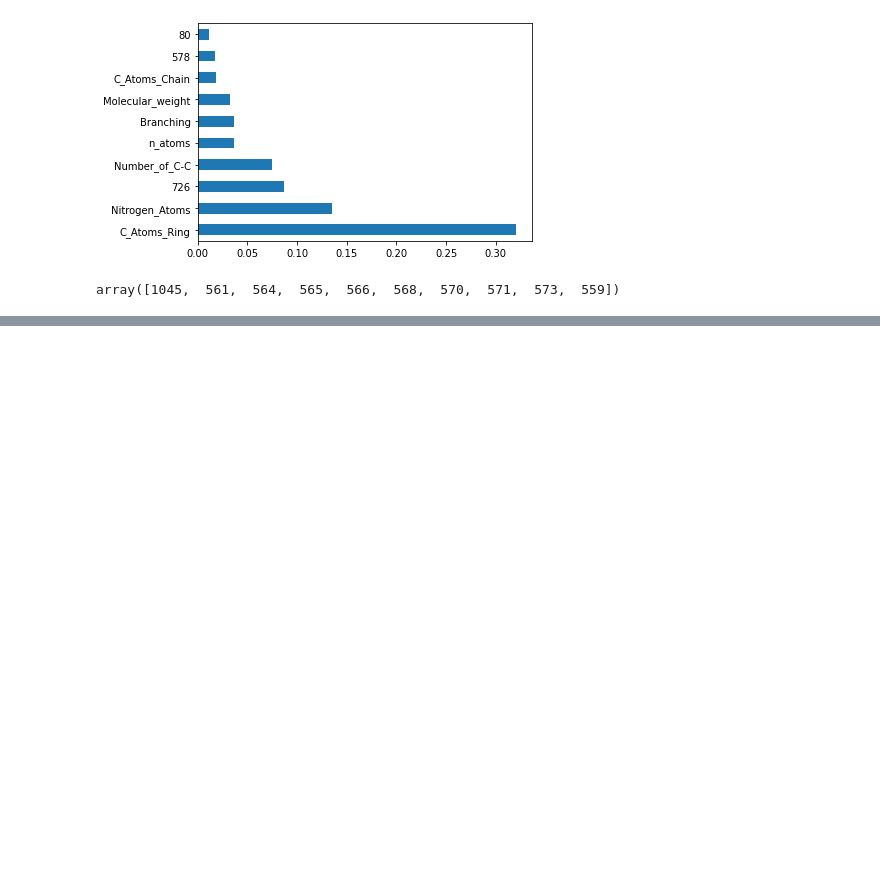
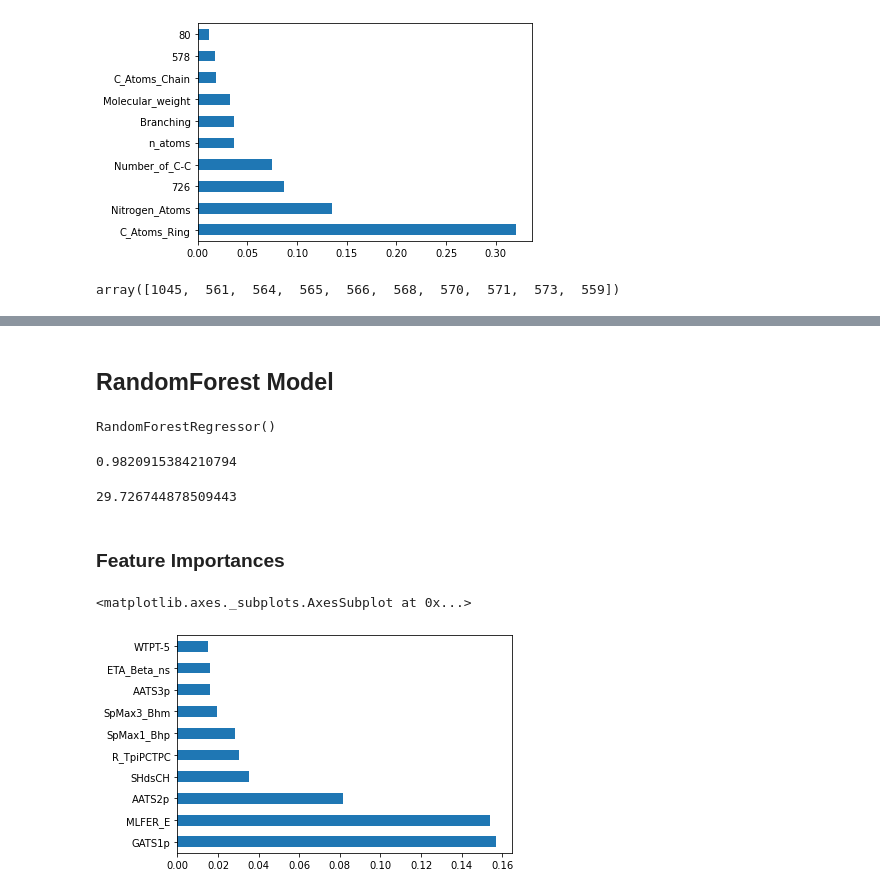
Before and after one commit to sanalps/Polymer_Glass_Transition_Predictor, a Jupyter notebook: glass_transition_a1.ipynb, the cells around one changed output, grey strips where cells are left out. Saved outputs shown, nothing was run; the diff lists cells and outputs as text; code cells hidden in the pictures; blank space fills up the shorter version.

Commit message:
PaDEL descriptors calculated and RF model fitted. Performed slightly lower than combined model

```diff
--- a/glass_transition_a1.ipynb
+++ b/glass_transition_a1.ipynb
@@ -564,0 +772,9 @@ pickle.dump(forest_reg2, open(filename, 'wb'))
+# %%
+df_padel2['Name'] = df_padel2['Name'].str.strip('AUTOGEN_')     #For sorting as values
+print(df_padel2.dtypes['Name'])
+df_padel2['Name'] = df_padel2['Name'].astype('int16')            #change datatype
+print(df_padel2.dtypes['Name'])
+df_padel2 = df_padel2.sort_values(['Name'])
+df_padel2 = df_padel2.reset_index(drop=True)
+df_padel2 = df_padel2.drop('Name', axis=1)
+df_padel2
@@ -564,0 +797,17 @@ pickle.dump(forest_reg2, open(filename, 'wb'))
+# %%
+df_padel2 = df_padel2.fillna(-999)          # NaN interferes with random forest
+# %%
+from sklearn.model_selection import train_test_split
+X_train, X_test, y_train, y_test = train_test_split(df_padel2, y, test_size=0.2, random_state=32)
+# %% [markdown]
+## RandomForest Model
+# %%
+from sklearn.ensemble import RandomForestRegressor
+forest_reg2 = RandomForestRegressor()
+forest_reg2.fit(X_train, y_train)
+# %% [output]
+RandomForestRegressor()
+# %%
+forest_reg2.score(X_train, y_train)
+# %% [output]
+0.9820915384210794
@@ -564,0 +816,18 @@ pickle.dump(forest_reg2, open(filename, 'wb'))
+# %%
+import numpy as np
+from sklearn.metrics import mean_squared_error
+#rubber_predictions_test4 = reg_mod_bay.predict(rubber2_test_comp_tr)
+forest_mse4 = mean_squared_error(y_predict, y_test)
+forest_rmse4 = np.sqrt(forest_mse4)
+#print(rubber_predictions_test4)
+forest_rmse4
+# %% [output]
+29.726744878509443
+# %% [markdown]
+### Feature Importances
+# %%
+feat_importances = pd.Series(forest_reg2.feature_importances_, index=X_train.columns)
+feat_importances.nlargest(10).plot(kind='barh')
+# %% [output]
+<matplotlib.axes._subplots.AxesSubplot at 0x...>
+[figure, added]
```
Also changed, not shown: parts of 35 cells of this notebook.
